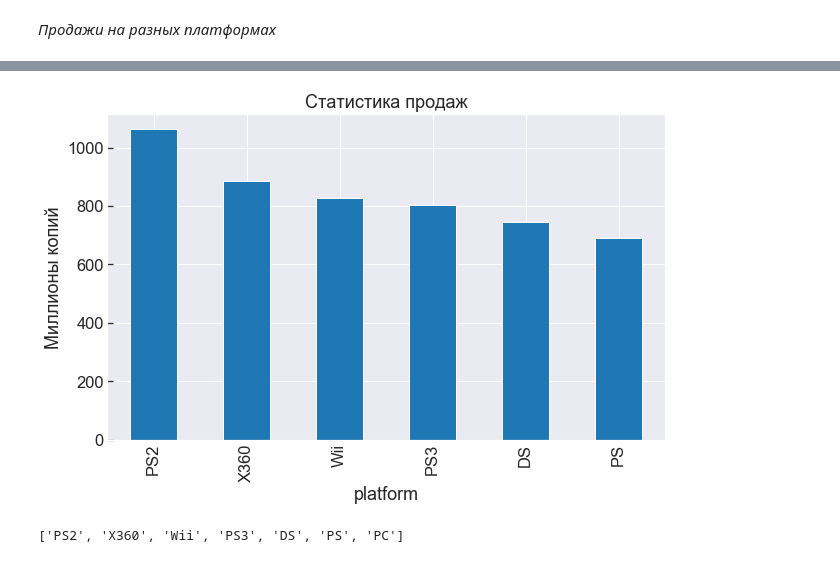
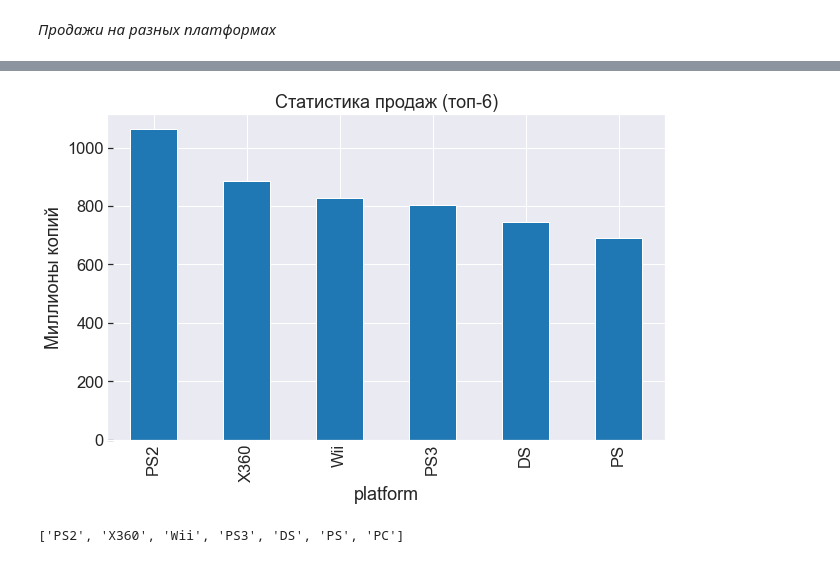
Before and after one commit to mbelveder/praktikum, a Jupyter notebook: gen_project_1/games.ipynb, the cells around one changed output, grey strips where cells are left out. Cells and saved outputs as stored; diff of their text form; code cells hidden in the pictures.

```diff
--- a/gen_project_1/games.ipynb
+++ b/gen_project_1/games.ipynb
@@ -144,14 +146,14 @@ plt.show()
 # %%
 # Ограничусь шестью самыми крупными по прадажам
 top_sales_platforms = df.groupby('platform')['total_sales'].sum().nlargest(6)
 
 plt.ylabel('Миллионы копий')
-plt.title('Статистика продаж')
+plt.title('Статистика продаж (топ-6)')
 
 top_sales_platforms.plot.bar()
 
 plt.show()
 # %% [output]
-[figure, old version]
+[figure, new version]
 # %%
 top_names = list(top_sales_platforms.index)
```
Also changed, not shown: parts of 13 cells of this notebook, 1 other file.
